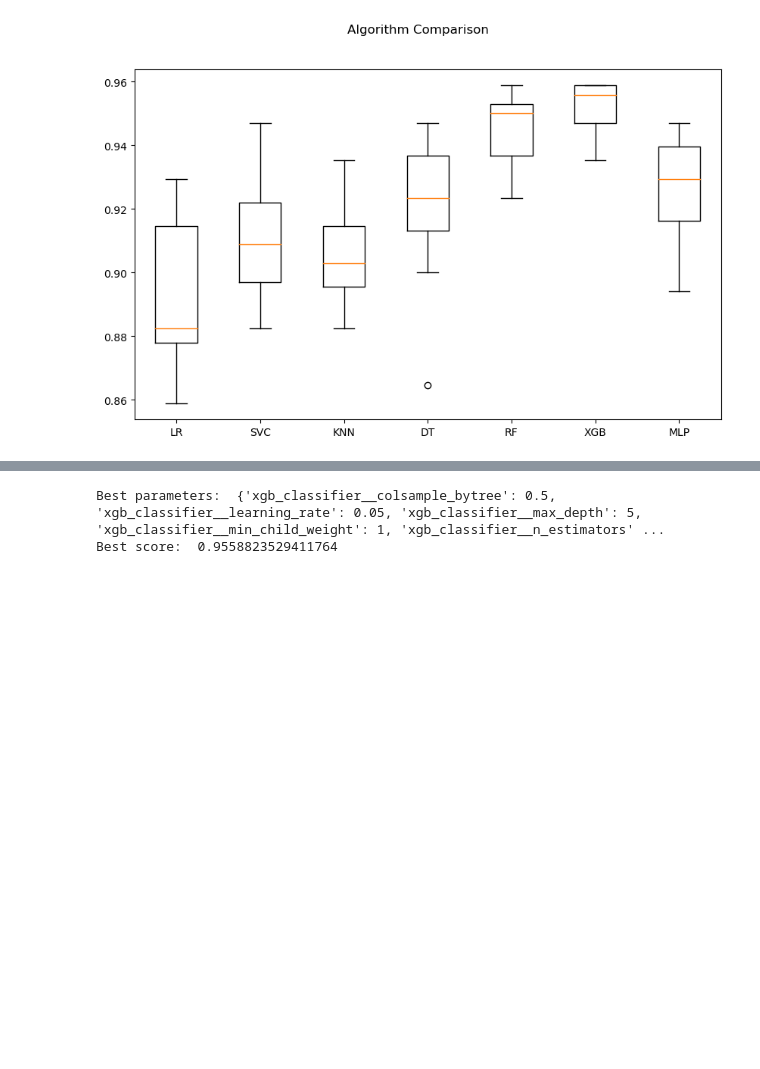
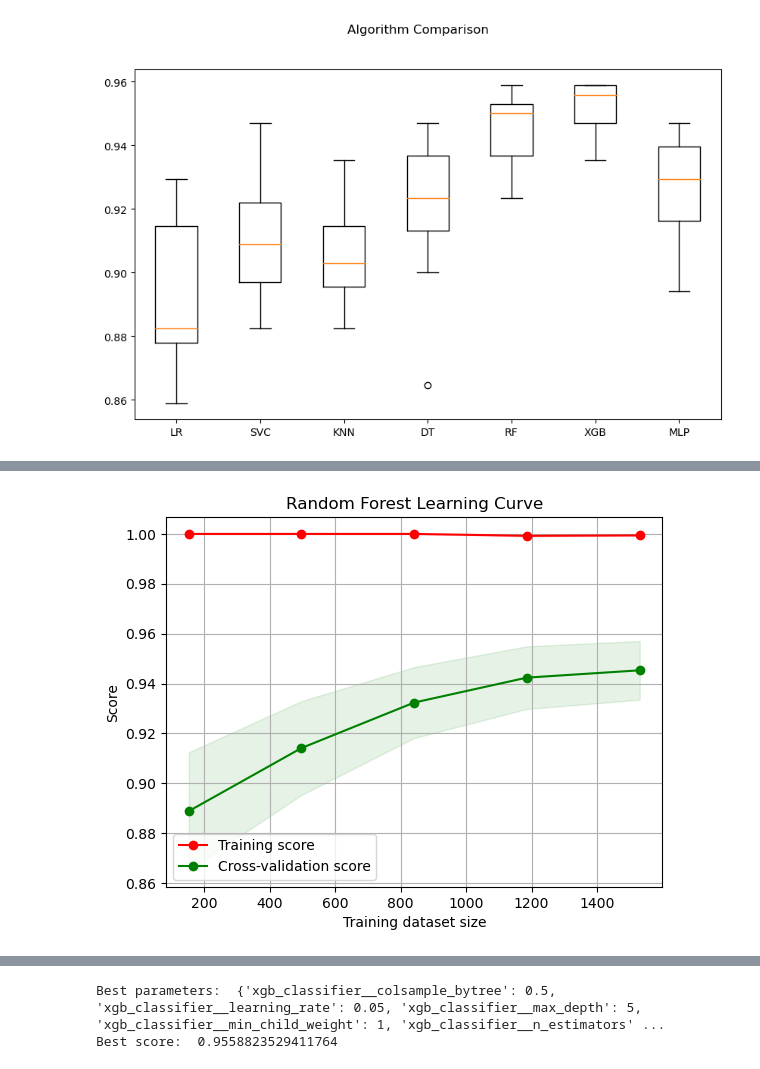
Before and after one commit to AndreCatarino/Fetal-Health-Classification, a Jupyter notebook: kdd_process/src/03_data_mining.ipynb, the cells around one changed output, grey strips where cells are left out. Drawn from its saved outputs; the diff is of its cells as text; code cells hidden in the pictures; blank space fills up the shorter version.

```diff
--- a/kdd_process/src/03_data_mining.ipynb
+++ b/kdd_process/src/03_data_mining.ipynb
@@ -84,0 +110,6 @@ utils.algorithm_comparison(cv_results_accuracy, pipe_dict)
+# %%
+# Random Forest Learning Curve
+rf_lrcurve = utils.plot_learning_curve(pipelines[4], "Random Forest Learning Curve", X_train, y_train, cv=10)
+rf_lrcurve.show()
+# %% [output]
+[figure, added]
```
Also changed, not shown: parts of 12 cells of this notebook, 6 other files.
